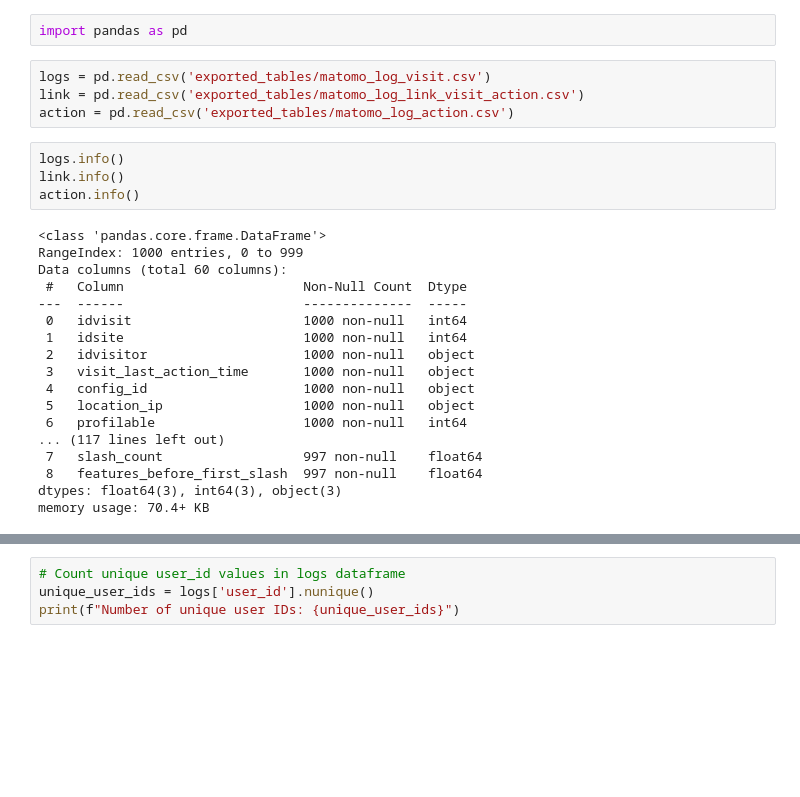
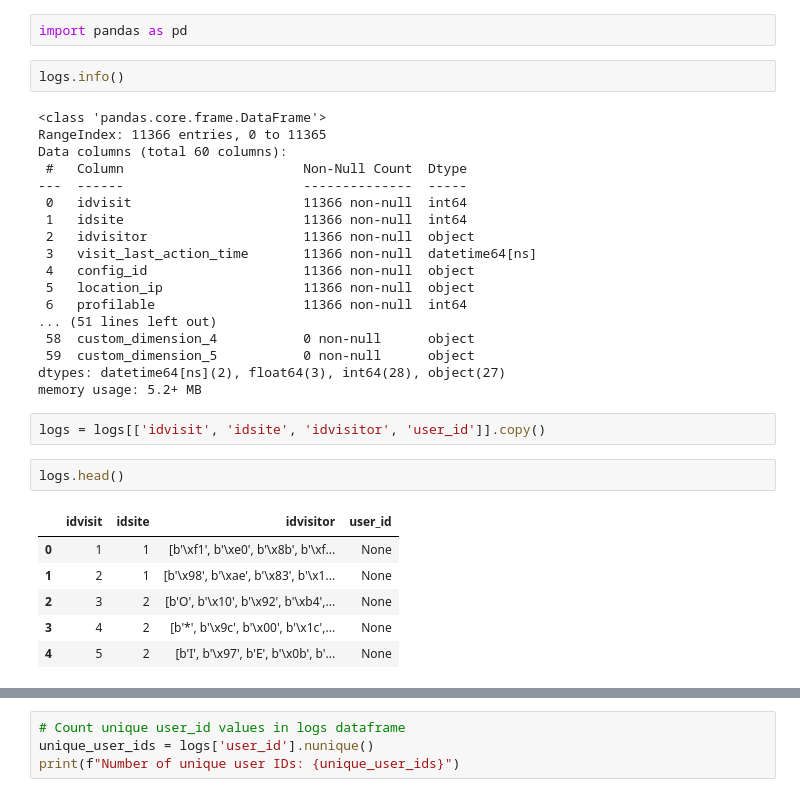
Before and after one commit to ankitrajsh/Dashboard-vendor-buyer, a Jupyter notebook: clean.ipynb, the cells around one changed output, grey strips where cells are left out. Drawn from its saved outputs; the diff is of its cells as text; blank space fills up the shorter version.

Commit message:
dashboard and analyzed data table

```diff
--- a/clean.ipynb
+++ b/clean.ipynb
@@ -1,28 +69,33 @@
 # %%
 import pandas as pd
-# %%
-logs = pd.read_csv('exported_tables/matomo_log_visit.csv')
-link = pd.read_csv('exported_tables/matomo_log_link_visit_action.csv')
-action = pd.read_csv('exported_tables/matomo_log_action.csv')
 # %%
 logs.info()
-link.info()
-action.info()
 # %% [output]
 <class 'pandas.core.frame.DataFrame'>
-RangeIndex: 1000 entries, 0 to 999
+RangeIndex: 11366 entries, 0 to 11365
 Data columns (total 60 columns):
  #   Column                       Non-Null Count  Dtype
 ---  ------                       --------------  -----
- 0   idvisit                      1000 non-null   int64
- 1   idsite                       1000 non-null   int64
- 2   idvisitor                    1000 non-null   object
- 3   visit_last_action_time       1000 non-null   object
- 4   config_id                    1000 non-null   object
- 5   location_ip                  1000 non-null   object
- 6   profilable                   1000 non-null   int64
-... (117 lines left out)
- 7   slash_count                  997 non-null    float64
- 8   features_before_first_slash  997 non-null    float64
-dtypes: float64(3), int64(3), object(3)
-memory usage: 70.4+ KB
+ 0   idvisit                      11366 non-null  int64
+ 1   idsite                       11366 non-null  int64
+ 2   idvisitor                    11366 non-null  object
+ 3   visit_last_action_time       11366 non-null  datetime64[ns]
+ 4   config_id                    11366 non-null  object
+ 5   location_ip                  11366 non-null  object
+ 6   profilable                   11366 non-null  int64
+... (51 lines left out)
+ 58  custom_dimension_4           0 non-null      object
+ 59  custom_dimension_5           0 non-null      object
+dtypes: datetime64[ns](2), float64(3), int64(28), object(27)
+memory usage: 5.2+ MB
+# %%
+logs = logs[['idvisit', 'idsite', 'idvisitor', 'user_id']].copy()
+# %%
+logs.head()
+# %% [output]
+|  | idvisit | idsite | idvisitor | user_id |
+| 0 | 1 | 1 | [b'\xf1', b'\xe0', b'\x8b', b'\xf... | None |
+| 1 | 2 | 1 | [b'\x98', b'\xae', b'\x83', b'\x1... | None |
+| 2 | 3 | 2 | [b'O', b'\x10', b'\x92', b'\xb4',... | None |
+| 3 | 4 | 2 | [b'*', b'\x9c', b'\x00', b'\x1c',... | None |
+| 4 | 5 | 2 | [b'I', b'\x97', b'E', b'\x0b', b'... | None |
```
Also changed, not shown: parts of 18 cells of this notebook, 1 other file.
